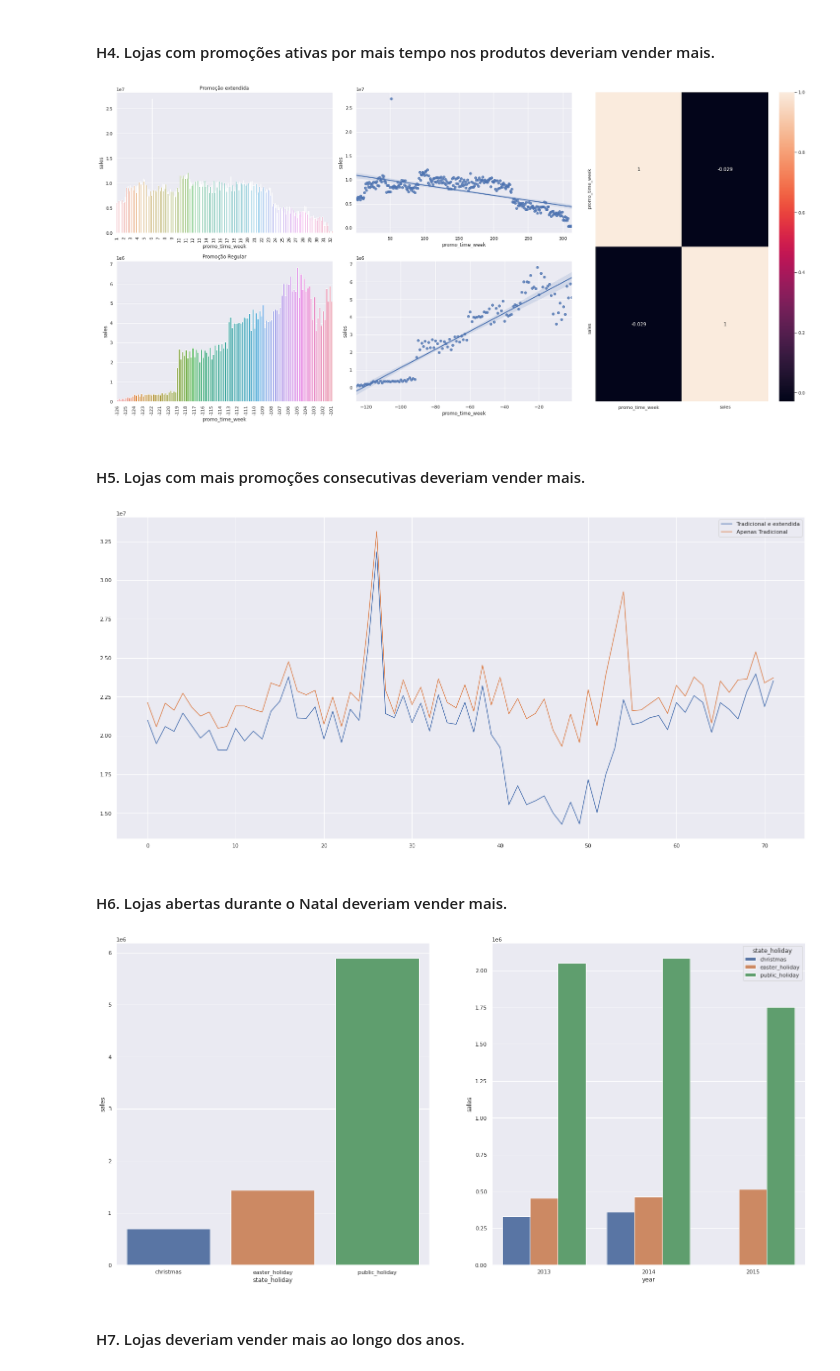
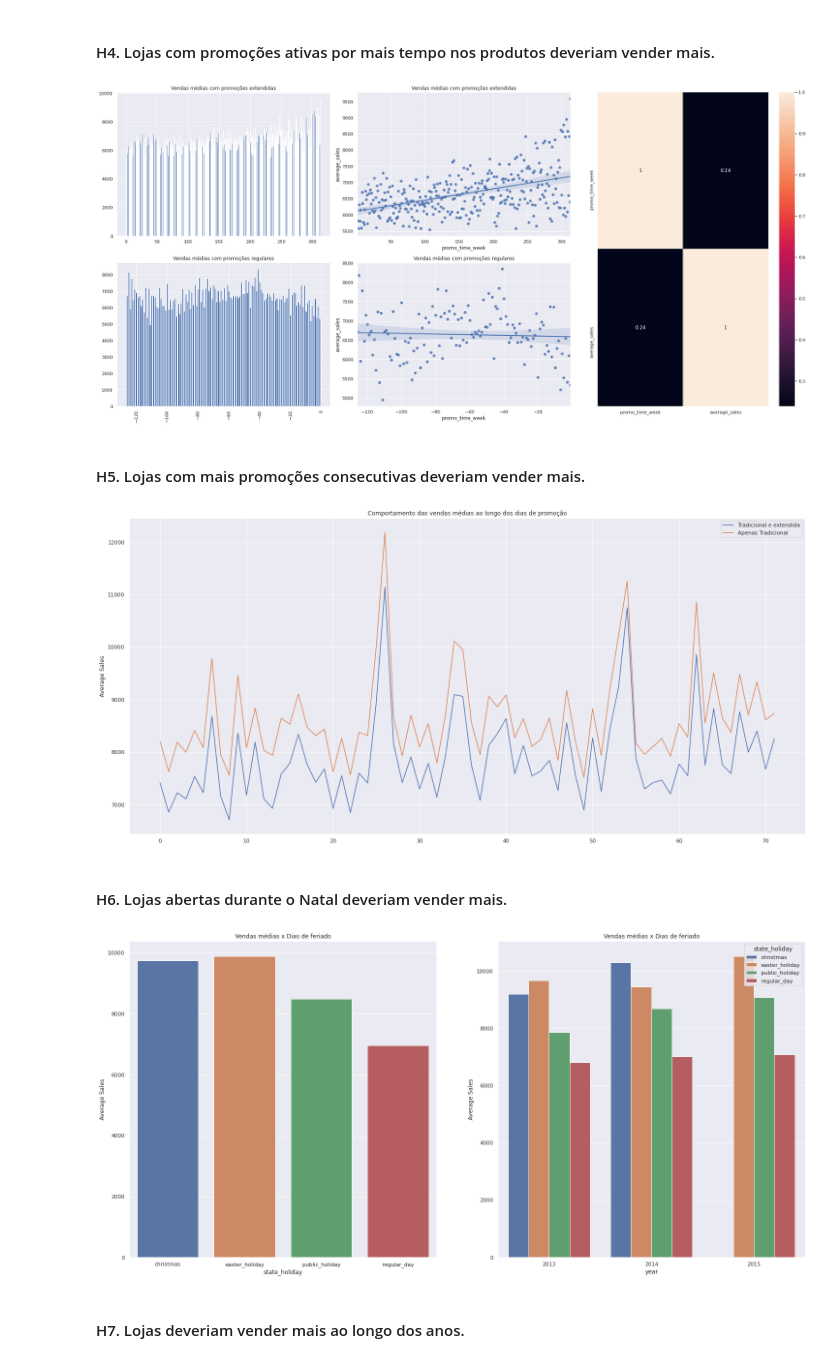
Before and after one commit to henriquelucasdf/Previsao_vendas_rossmann, a Jupyter notebook: previsao_rossmann.ipynb, the cells around one changed output. Cells and saved outputs as stored; diff of their text form; code cells hidden in the pictures.

```diff
--- a/previsao_rossmann.ipynb
+++ b/previsao_rossmann.ipynb
@@ -607,72 +639,85 @@ plt.tight_layout()
 # %% [markdown]
 #### H4. Lojas com promoções ativas por mais tempo nos produtos deveriam vender mais.
 # %%
-#@title **Falsa!** As vendas decaem após certo período de promoção.
+#@title **Verdadeiro.** Quanto mais tempo uma loja fica com promoções extendidas, maior tende a ser a média de vendas. Entretanto, o mesmo não ocorre para as promoções regulares, que não aparentam influenciar nas vendas médias.
 
 aux1=df4[['promo_time_week', 'sales']].groupby(
-    'promo_time_week').sum().reset_index()
+         'promo_time_week').mean().reset_index()
+aux1.rename({'sales': 'average_sales'}, axis=1, inplace=True)
 
 grid = GridSpec(2,3)
 
 plt.subplot(grid[0,0])
 aux2 = aux1[aux1['promo_time_week']>0] #promoção extendida
-sns.barplot(x='promo_time_week', y='sales',data=aux2);
-plt.xticks(np.arange(0,320,10),rotation=90)
-plt.title("Promoção extendida")
+
+plt.bar(x='promo_time_week', height='average_sales',data=aux2);
+plt.title("Vendas médias com promoções extendidas")
 
 plt.subplot(grid[0,1])
-sns.regplot(x='promo_time_week', y='sales',data=aux2);
+sns.regplot(x='promo_time_week', y='average_sales',data=aux2);
+plt.title("Vendas médias com promoções extendidas")
 
 plt.subplot(grid[1,0])
 aux3 = aux1[aux1['promo_time_week']<0] #promoção regular
-sns.barplot(x='promo_time_week', y='sales',data=aux3);
-plt.xticks(np.arange(0,130,5),rotation=90)
-plt.title("Promoção Regular")
+plt.bar(x='promo_time_week', height='average_sales',data=aux3);
+plt.xticks(rotation=90)
+plt.title("Vendas médias com promoções regulares")
 
 plt.subplot(grid[1,1])
-sns.regplot(x='promo_time_week', y='sales',data=aux3);
+sns.regplot(x='promo_time_week', y= 'average_sales', data=aux3);
+plt.title("Vendas médias com promoções regulares")
 
 plt.subplot(grid[:,2])
 sns.heatmap(aux1.corr(method='pearson'),annot=True);
 
 plt.tight_layout()
 # %% [output]
-[figure, old version]
+[figure, new version]
 # %% [markdown]
 #### H5. Lojas com mais promoções consecutivas deveriam vender mais.
 # %%
-#@title **Falsa!**, lojas que participaram apenas da promo1 venderam mais.
-df4[['promo','promo2','sales']].groupby(['promo','promo2']).sum(
-    ).reset_index().sort_values(by='sales')
+#@title **Falso.** Lojas que realizam apenas uma promoção vendem, em média, mais.
+df4[['promo','promo2','sales']].groupby(['promo','promo2']
+            ).mean().reset_index().sort_values(by='sales')
 
 #Vendo o comportamento ao longo do tempo
-aux1 = df4[(df4['promo']==1) & (df4['promo2']==1)][['year_week','sales']
-          ].groupby('year_week').sum().reset_index()
+aux1 = df4[(df4['promo']==1) & (df4['promo2']==1)][[
+      'year_week','sales']].groupby('year_week').mean().reset_index()
+
 ax = aux1.plot()
 
-aux2 = df4[(df4['promo']==1) & (df4['promo2']==0)][['year_week','sales']
-          ].groupby('year_week').sum().reset_index()
+aux2 = df4[(df4['promo']==1) & (df4['promo2']==0)][[
+      'year_week','sales']].groupby('year_week').mean().reset_index()
+
 aux2.plot(ax=ax)
-ax.legend(labels = ['Tradicional e extendida', 'Apenas Tradicional']);
+ax.legend(labels = ['Tradicional e extendida', 'Apenas Tradicional'])
+plt.ylabel("Average Sales")
+plt.title("Comportamento das vendas médias ao longo dos dias de promoção");
 # %% [output]
-[figure, old version]
+[figure, new version]
 # %% [markdown]
 #### H6. Lojas abertas durante o Natal deveriam vender mais.
 # %%
-#@title **Falsa!** Lojas vendem menos durante o natal
-aux = df4[df4['state_holiday']!='regular_day']
-aux1 = aux[['state_holiday','sales']].groupby('state_holiday').sum(
-        ).reset_index()
+#@title **Verdadeiro.** As vendas médias no natal são maiores do que nos dias regulares. Em 2013 as vendas na páscoa foram as maiores, mas em 2014 o natal a ultrapassou.
+aux = df4
+aux1 = aux[['state_holiday','sales']].groupby('state_holiday'
+                                    ).mean().reset_index()
 
 plt.subplot(1,2,1)
 sns.barplot(x='state_holiday', y='sales',data=aux1);
+plt.ylabel("Average Sales")
+plt.title("Vendas médias x Dias de feriado")
+
 plt.subplot(1,2,2)
 aux2 = aux[['year','state_holiday','sales']].groupby(
-    ['year','state_holiday']).sum().reset_index()
+       ['year','state_holiday']).mean().reset_index()
 
 sns.barplot(x='year',y='sales',data=aux2, hue='state_holiday' );
+
+plt.ylabel("Average Sales")
+plt.title("Vendas médias x Dias de feriado");
 # %% [output]
-[figure, old version]
+[figure, new version]
 # %% [markdown]
 #### H7. Lojas deveriam vender mais ao longo dos anos.
 # %%
```
Also changed, not shown: parts of 125 cells of this notebook.
